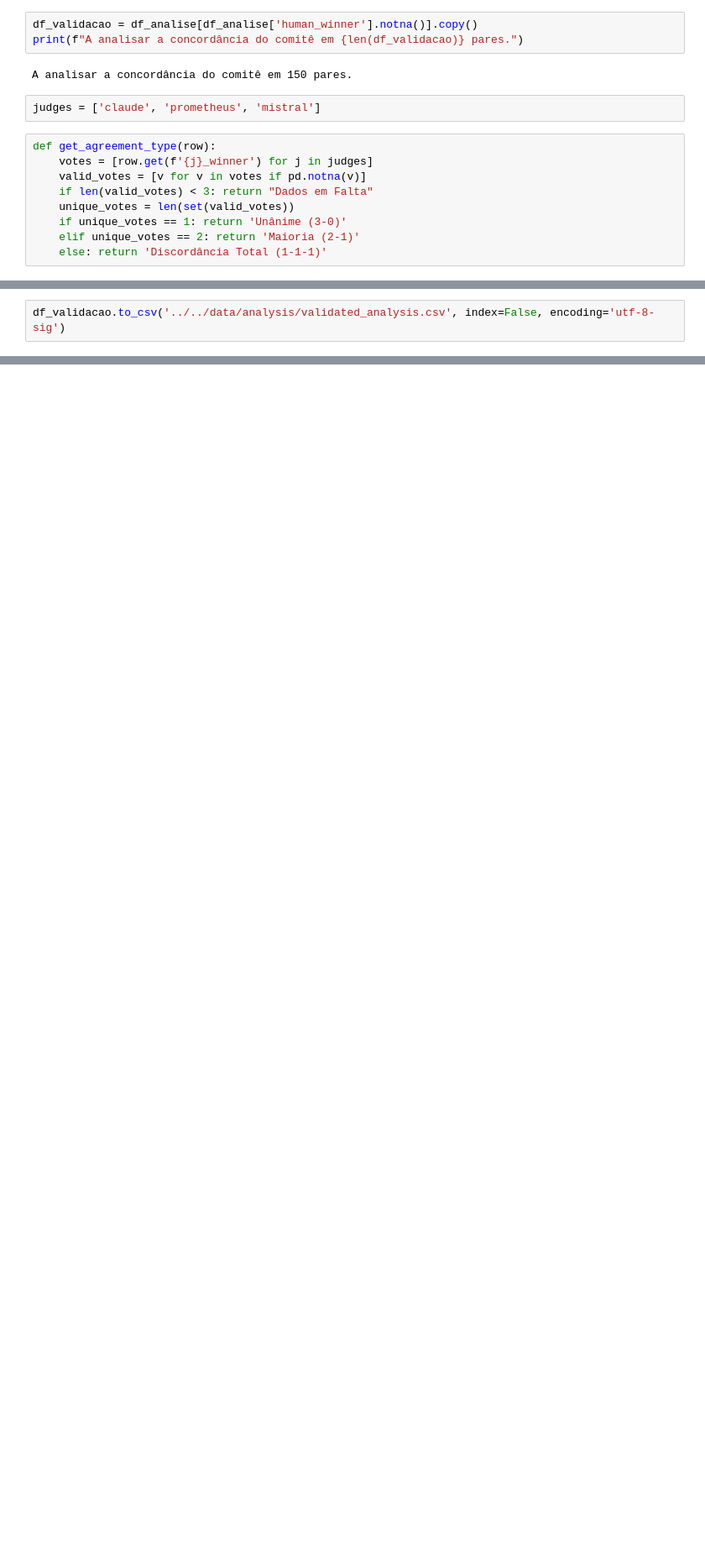
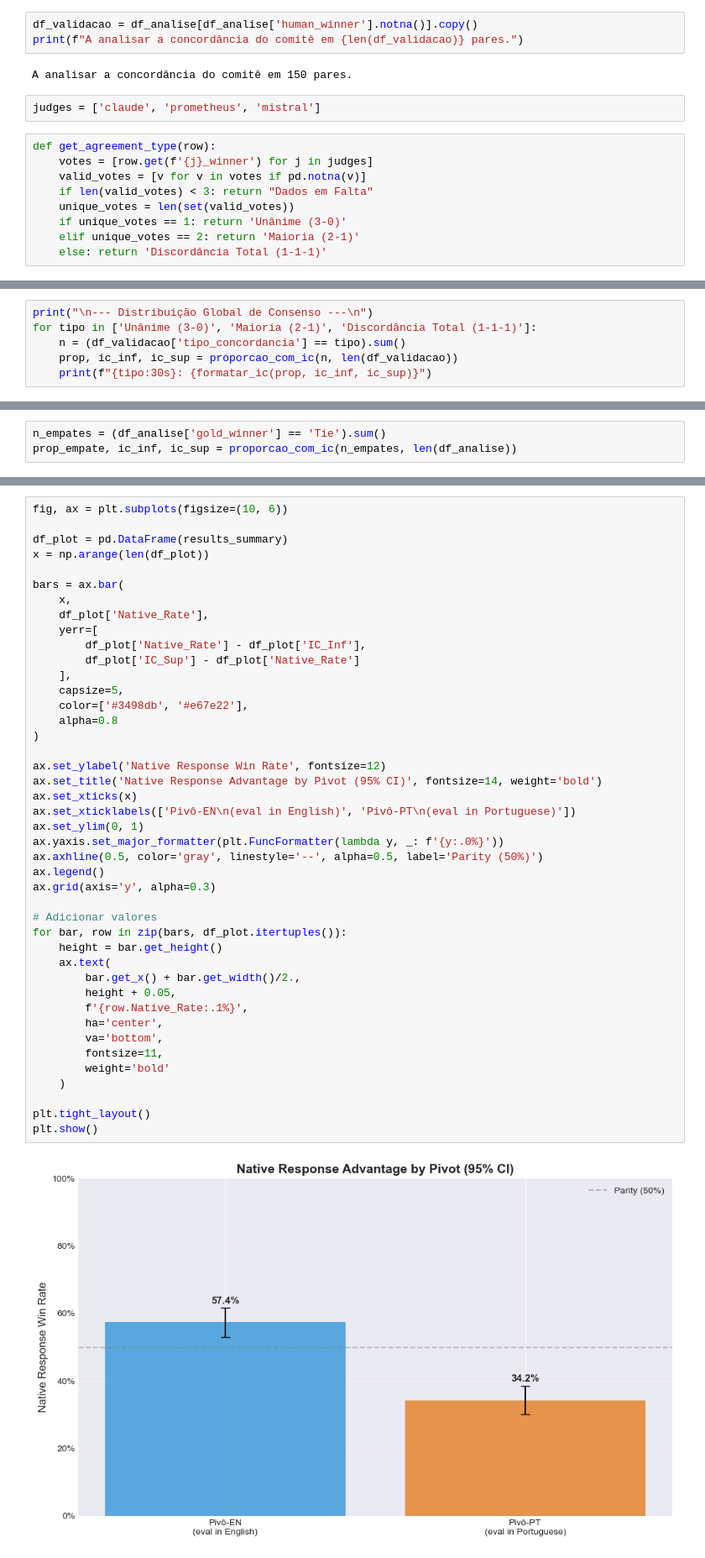
Before and after one commit to laysearaujo/cross-lingual-prompt-analysis, a Jupyter notebook: src/03_analysis/3.0-exploratory_analysis.ipynb, the cells around one changed output, grey strips where cells are left out. Shown: that part at 84% size. Drawn from its saved outputs; the diff is of its cells as text; blank space fills up the shorter version.

Commit message:
feat: initial complete analysis

```diff
--- a/src/03_analysis/3.0-exploratory_analysis.ipynb
+++ b/src/03_analysis/3.0-exploratory_analysis.ipynb
@@ -84,3 +195,9 @@ df_validacao.head(2)
 |  | evaluation_id | response_A | response_B | evaluation_claude | evaluation_prometheus | evaluation_mistral | ... |
 | 0 | TC014_gemini-1.5-pro-latest_1_Tec... | The primary use of a NumPy array ... | Numple matrices are the central d... | {\n "winner": "A",\n "general_jus... | {\n "winner": "A",\n "general_ju... | {\n "winner": "A",\n "general_j... | ... |
 | 1 | CG004_gemini-1.5-pro-latest_4_Gen... | The Proclamation of the Republic ... | The proclamation of the Republic ... | {\n "winner": "A",\n "general_jus... | {\n"winner": "Tie",\n"general_jus... | {\n "winner": "A",\n "general_jus... | ... |
+# %%
+print("\n--- Distribuição Global de Consenso ---\n")
+for tipo in ['Unânime (3-0)', 'Maioria (2-1)', 'Discordância Total (1-1-1)']:
+    n = (df_validacao['tipo_concordancia'] == tipo).sum()
+    prop, ic_inf, ic_sup = proporcao_com_ic(n, len(df_validacao))
+    print(f"{tipo:30s}: {formatar_ic(prop, ic_inf, ic_sup)}")
@@ -214,3 +424,4 @@ Esta análise valida a fiabilidade dos juízes-LLM antes de os usarmos na análi
 # %%
-df_validacao.to_csv('../../data/analysis/validated_analysis.csv', index=False, encoding='utf-8-sig')
+n_empates = (df_analise['gold_winner'] == 'Tie').sum()
+prop_empate, ic_inf, ic_sup = proporcao_com_ic(n_empates, len(df_analise))
 # %%
@@ -238,0 +750,45 @@ Ficheiros juntados com sucesso.
+# %%
+fig, ax = plt.subplots(figsize=(10, 6))
+
+df_plot = pd.DataFrame(results_summary)
+x = np.arange(len(df_plot))
+
+bars = ax.bar(
+    x,
+    df_plot['Native_Rate'],
+    yerr=[
+        df_plot['Native_Rate'] - df_plot['IC_Inf'],
+        df_plot['IC_Sup'] - df_plot['Native_Rate']
+    ],
+    capsize=5,
+    color=['#3498db', '#e67e22'],
+    alpha=0.8
+)
+
+ax.set_ylabel('Native Response Win Rate', fontsize=12)
+ax.set_title('Native Response Advantage by Pivot (95% CI)', fontsize=14, weight='bold')
+ax.set_xticks(x)
+ax.set_xticklabels(['Pivô-EN\n(eval in English)', 'Pivô-PT\n(eval in Portuguese)'])
+ax.set_ylim(0, 1)
+ax.yaxis.set_major_formatter(plt.FuncFormatter(lambda y, _: f'{y:.0%}'))
+ax.axhline(0.5, color='gray', linestyle='--', alpha=0.5, label='Parity (50%)')
+ax.legend()
+ax.grid(axis='y', alpha=0.3)
+
+# Adicionar valores
+for bar, row in zip(bars, df_plot.itertuples()):
+    height = bar.get_height()
+    ax.text(
+        bar.get_x() + bar.get_width()/2.,
+        height + 0.05,
+        f'{row.Native_Rate:.1%}',
+        ha='center',
+        va='bottom',
+        fontsize=11,
+        weight='bold'
+    )
+
+plt.tight_layout()
+plt.show()
+# %% [output]
+[figure, added]
```
Also changed, not shown: parts of 56 cells of this notebook, 4 other files.
